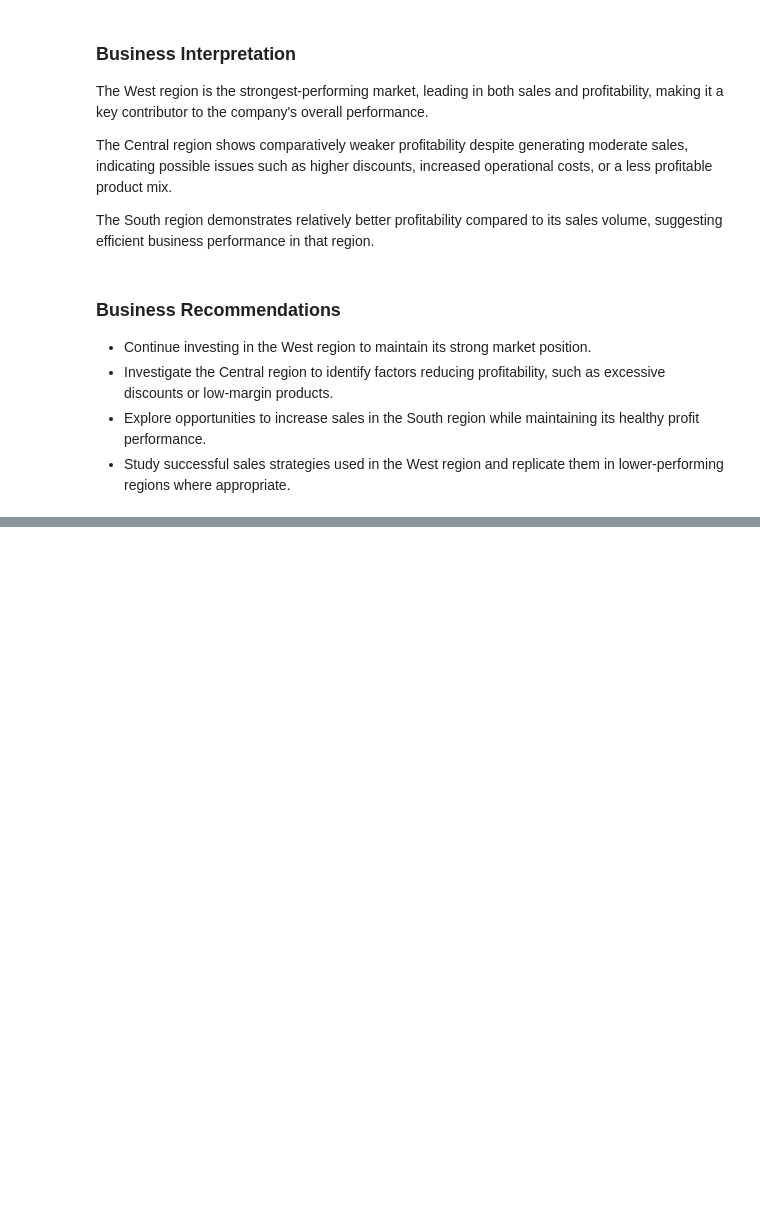
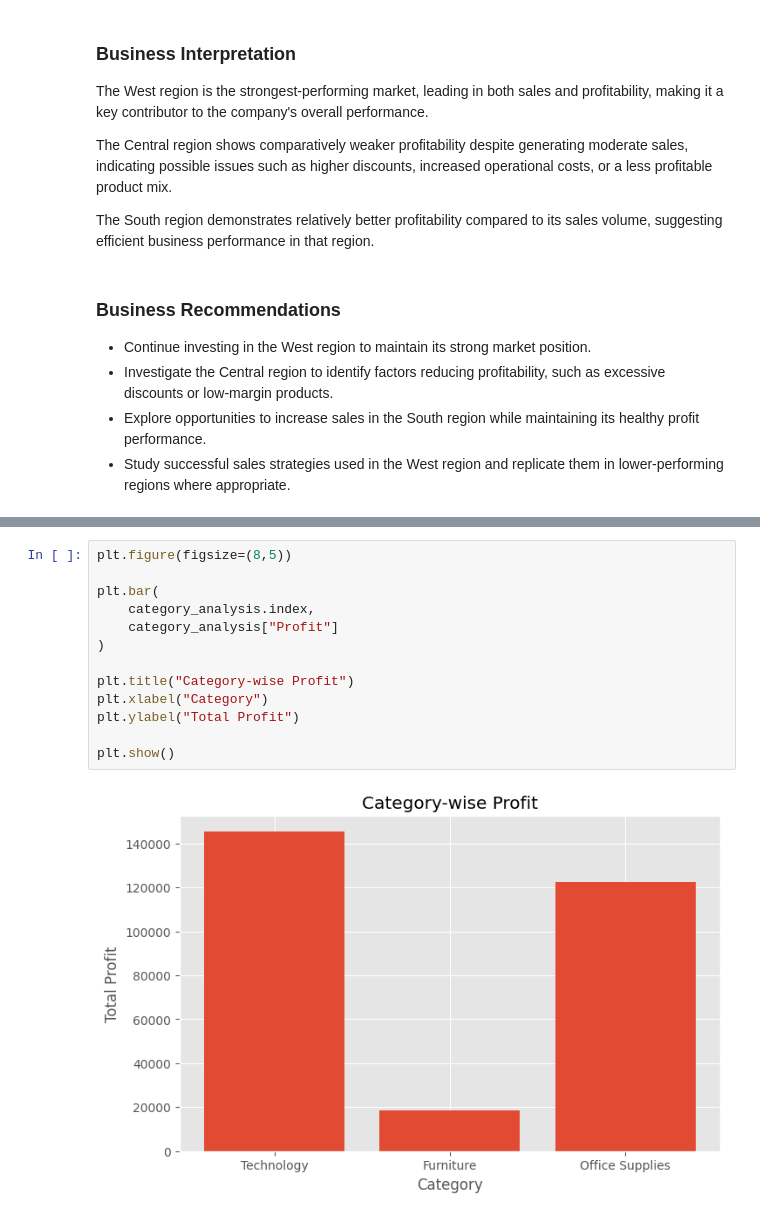
Before and after one commit to jigyasa-b31/Sales-Data-Analysis-Dashboard, a Jupyter notebook: notebooks/Sales_Data_Analysis_Dashboard.ipynb, the cells around one changed output, grey strips where cells are left out. Drawn from its saved outputs; the diff is of its cells as text; blank space fills up the shorter version.

```diff
--- a/notebooks/Sales_Data_Analysis_Dashboard.ipynb
+++ b/notebooks/Sales_Data_Analysis_Dashboard.ipynb
@@ -453,0 +489,15 @@ The South region demonstrates relatively better profitability compared to its sa
+# %%
+plt.figure(figsize=(8,5))
+
+plt.bar(
+    category_analysis.index,
+    category_analysis["Profit"]
+)
+
+plt.title("Category-wise Profit")
+plt.xlabel("Category")
+plt.ylabel("Total Profit")
+
+plt.show()
+# %% [output]
+[figure, added]
```
Also changed, not shown: parts of 11 cells of this notebook.
